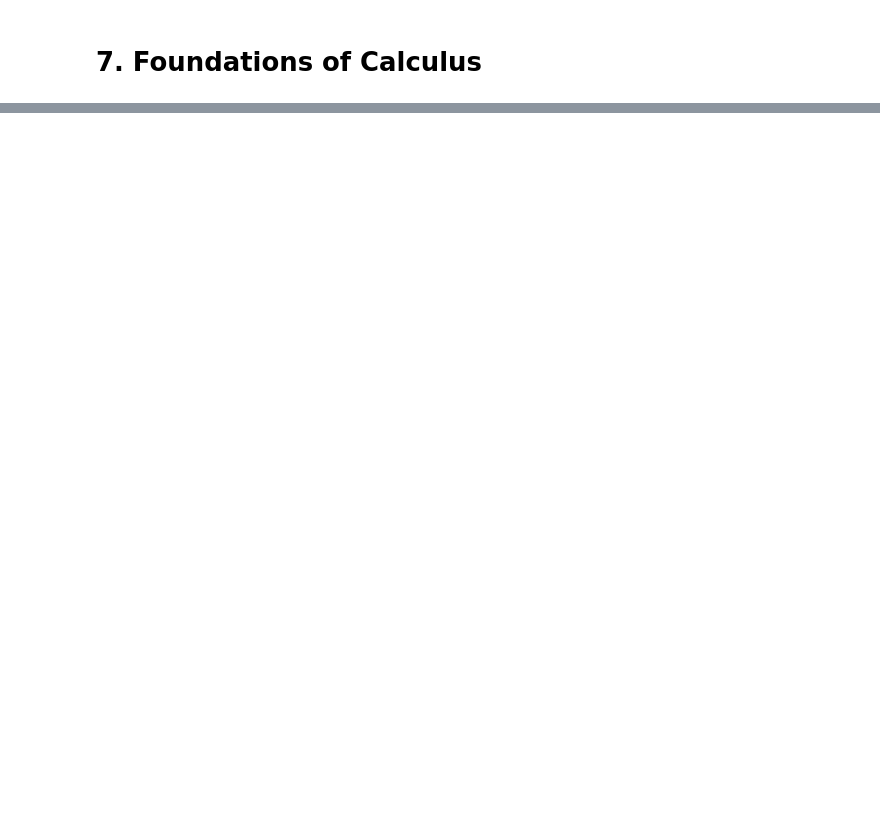
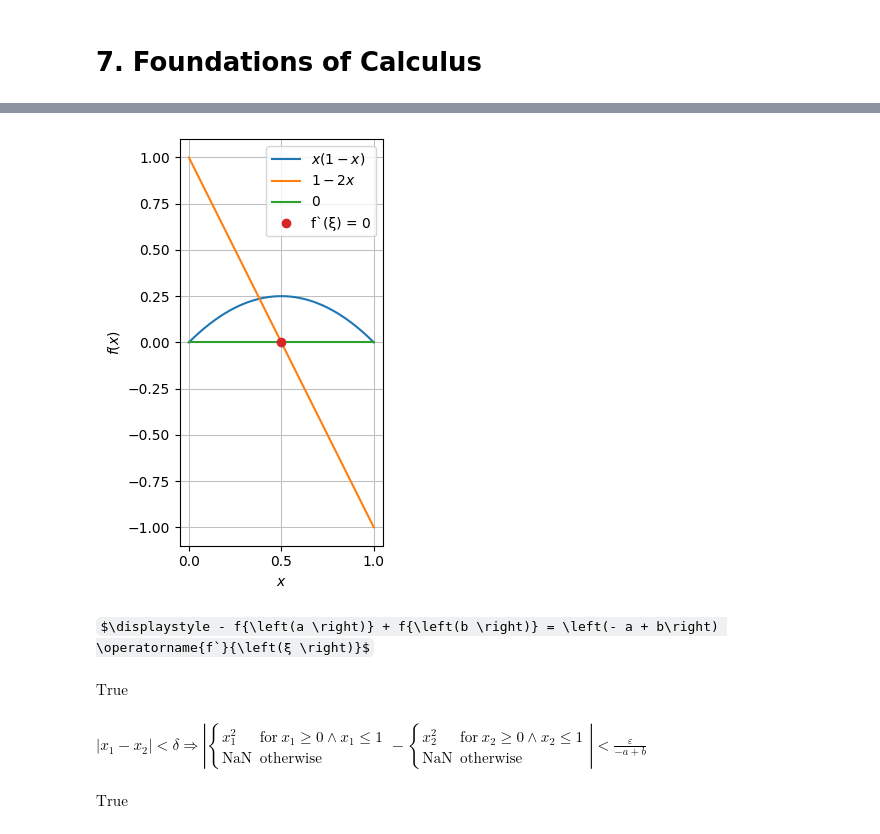
Before and after one commit to James-G-Hill/Sympy-Companion-to-Mathematics-Form-and-Function, a Jupyter notebook: ch06_concepts_of_calculus/07_foundations_of_calculus.ipynb, the cells around one changed output, grey strips where cells are left out. Saved outputs shown, nothing was run; the diff lists cells and outputs as text; code cells hidden in the pictures; some formulas as TeX source; blank space fills up the shorter version.

```diff
--- a/ch06_concepts_of_calculus/07_foundations_of_calculus.ipynb
+++ b/ch06_concepts_of_calculus/07_foundations_of_calculus.ipynb
@@ -49,0 +123,64 @@
+# %%
+p1 = plot(
+    f_para,
+    f_para.diff(x),
+    f_para.subs(x, 1) - f_para.subs(x, 0),
+    (x, 0, 1),
+    aspect='equal',
+    show=False
+)
+
+p2 = plot_list(
+    ([.5], [0], 'f`(ξ) = 0'),
+    aspect='equal',
+    is_point=True,
+    show=False
+)
+
+(p1 + p2).show()
+# %% [output]
+[figure, added]
+# %%
+a, b, xi = symbols('a, b, ξ')
+f = Function('f')
+f_p = Function('f`')
+
+eq1 = Eq(f(b) - f(a), f_p(xi) * (b - a))
+eq1
+# %% [output]
+$\displaystyle - f{\left(a \right)} + f{\left(b \right)} = \left(- a + b\right) \operatorname{f`}{\left(ξ \right)}$
+# %%
+eq1.subs(
+    {
+        f_p(xi): f_para.diff(x),
+        f(a): f_para.subs(x, 0),
+        f(b): f_para.subs(x, 1),
+        a: 0,
+        b: 1,
+        x: .5
+    }
+)
+# %% [output]
+$\displaystyle \text{True}$
+# %%
+imp2 = Implies(
+    Abs(x1 - x2) < delta,
+    Abs(f_sqr.subs(x, x1) - f_sqr.subs(x, x2)) < epsilon / (b - a)
+)
+
+imp2
+# %% [output]
+$\displaystyle \left|{x_{1} - x_{2}}\right| < δ \Rightarrow \left|{\begin{cases} x_{1}^{2} & \text{for}\: x_{1} \geq 0 \wedge x_{1} \leq 1 \\\text{NaN} & \text{otherwise} \end{cases} - \begin{cases} x_{2}^{2} & \text{for}\: x_{2} \geq 0 \wedge x_{2} \leq 1 \\\text{NaN} & \text{otherwise} \end{cases}}\right| < \frac{ε}{- a + b}$
+# %%
+imp2.subs(
+    {
+        x1: .4,
+        x2: .5,
+        delta: .5,
+        a: 0,
+        b: 1,
+        epsilon: .1
+    }
+)
+# %% [output]
+$\displaystyle \text{True}$
```
Also changed, not shown: parts of 56 cells of this notebook.
